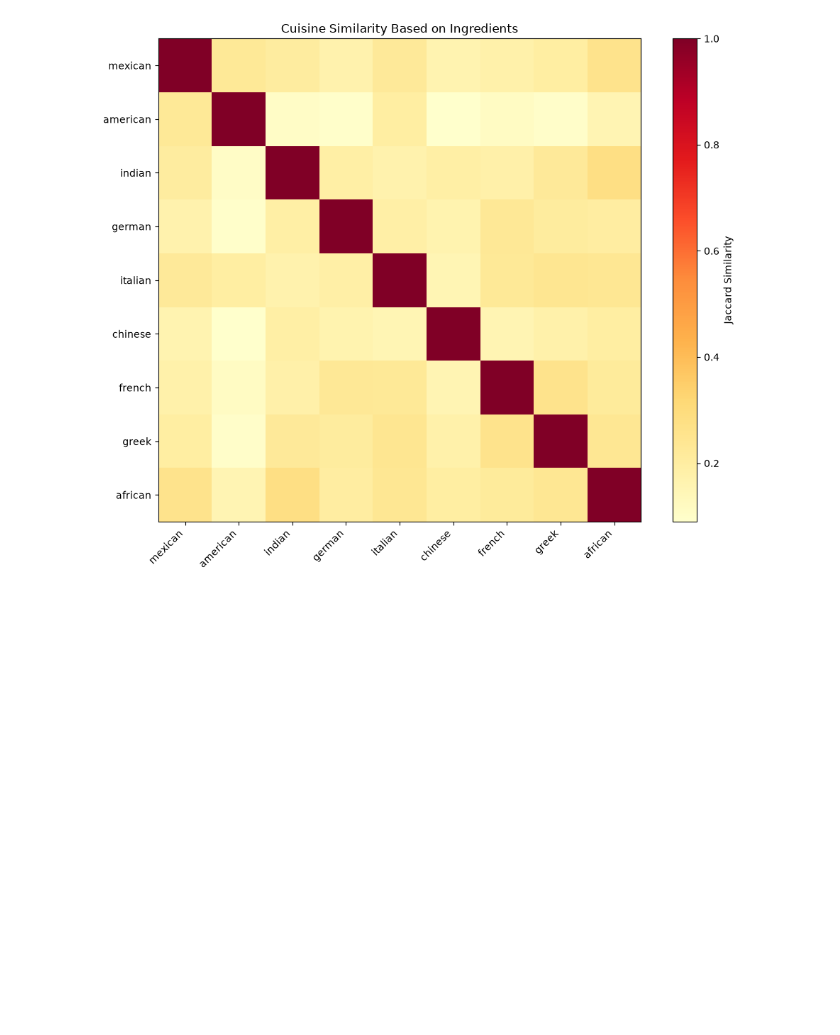
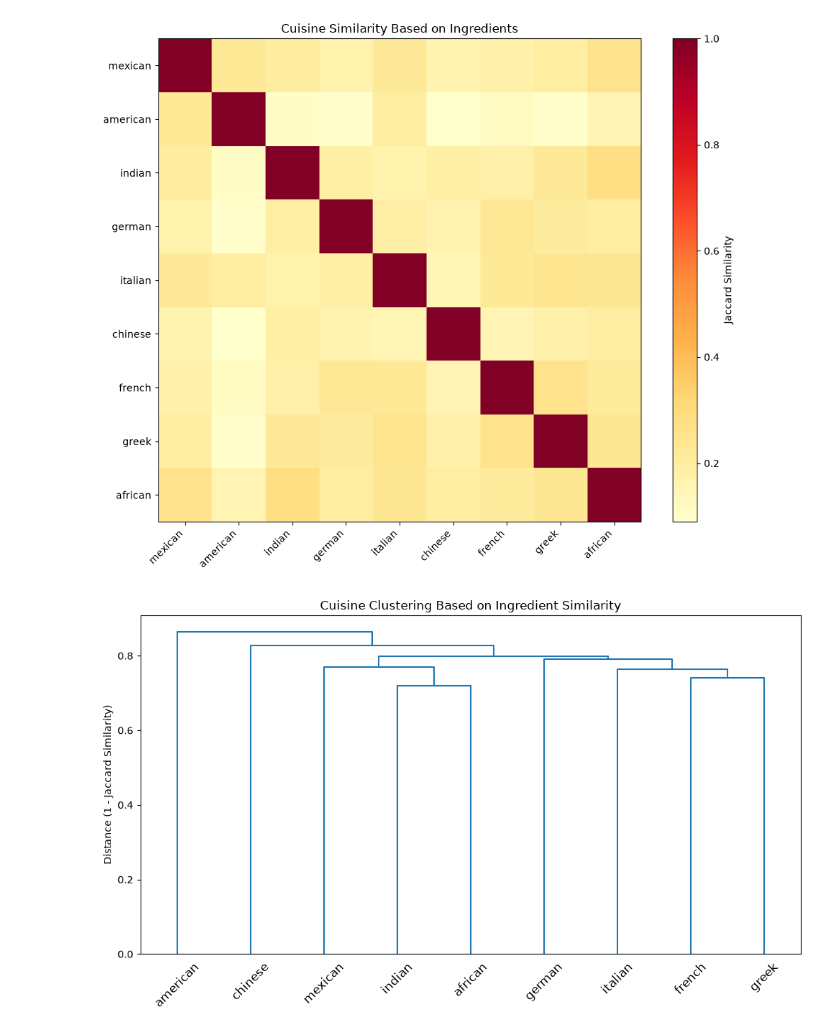
Before and after one commit to niajikia7-alt/FoodAcrossTheGlobe, a Jupyter notebook: notebooks/01_data_exploration.ipynb, the cells around one changed output. Saved outputs shown, nothing was run; the diff lists cells and outputs as text; code cells hidden in the pictures; blank space fills up the shorter version.

Commit message:
Add clustering dendrogram and embed results in README

```diff
--- a/notebooks/01_data_exploration.ipynb
+++ b/notebooks/01_data_exploration.ipynb
@@ -258,3 +258,27 @@ plt.savefig('../images/cuisine_similarity_heatmap.png')
 plt.show()
 # %% [output]
 [figure]
+# %%
+from scipy.cluster.hierarchy import dendrogram, linkage
+from scipy.spatial.distance import squareform
+
+# Convert similarity matrix to a distance matrix (1 - similarity)
+distance_matrix = 1 - matrix
+np.fill_diagonal(distance_matrix, 0)
+
+# Convert to the condensed form scipy expects
+condensed_distance = squareform(distance_matrix)
+
+# Perform hierarchical clustering
+linkage_matrix = linkage(condensed_distance, method='average')
+
+# Plot dendrogram
+plt.figure(figsize=(10, 6))
+dendrogram(linkage_matrix, labels=cuisines, leaf_rotation=45)
+plt.title('Cuisine Clustering Based on Ingredient Similarity')
+plt.ylabel('Distance (1 - Jaccard Similarity)')
+plt.tight_layout()
+plt.savefig('../images/cuisine_dendrogram.png')
+plt.show()
+# %% [output]
+[figure, added]
```
Also changed, not shown: 2 other files.
